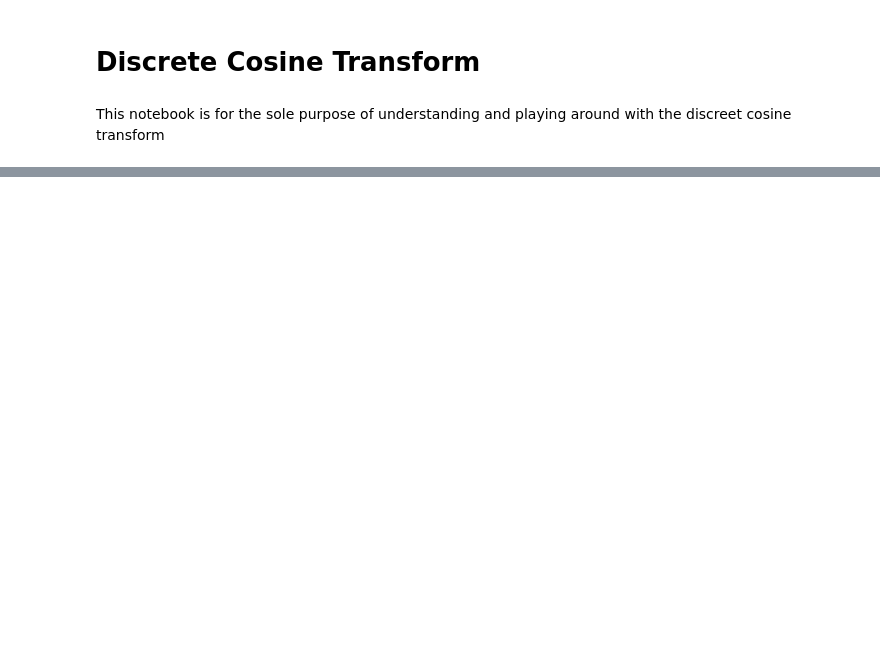
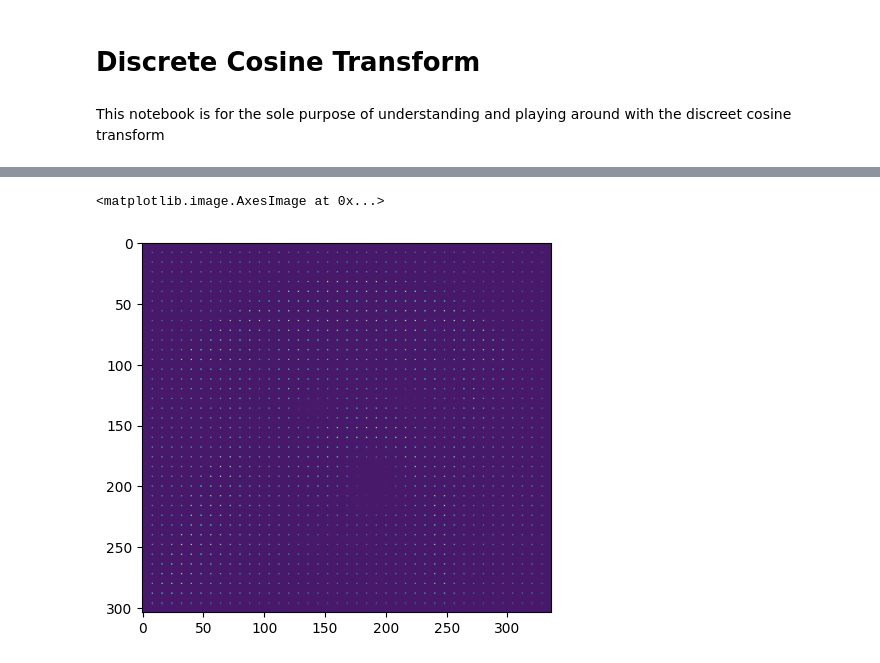
Before and after one commit to KareemElozeiri/JPEG-From-Scratch, a Jupyter notebook: notebooks/DCT.ipynb, the cells around one changed output, grey strips where cells are left out. Saved outputs shown, nothing was run; the diff lists cells and outputs as text; code cells hidden in the pictures; blank space fills up the shorter version.

```diff
--- a/notebooks/DCT.ipynb
+++ b/notebooks/DCT.ipynb
@@ -93,0 +116,5 @@ array([[ 9.10000000e+01, -5.10041293e-01,  4.55535393e-01, ...,
+# %%
+plt.imshow(fig_quantized)
+# %% [output]
+<matplotlib.image.AxesImage at 0x...>
+[figure, added]
```
Also changed, not shown: parts of 65 cells of this notebook, 7 other files.
